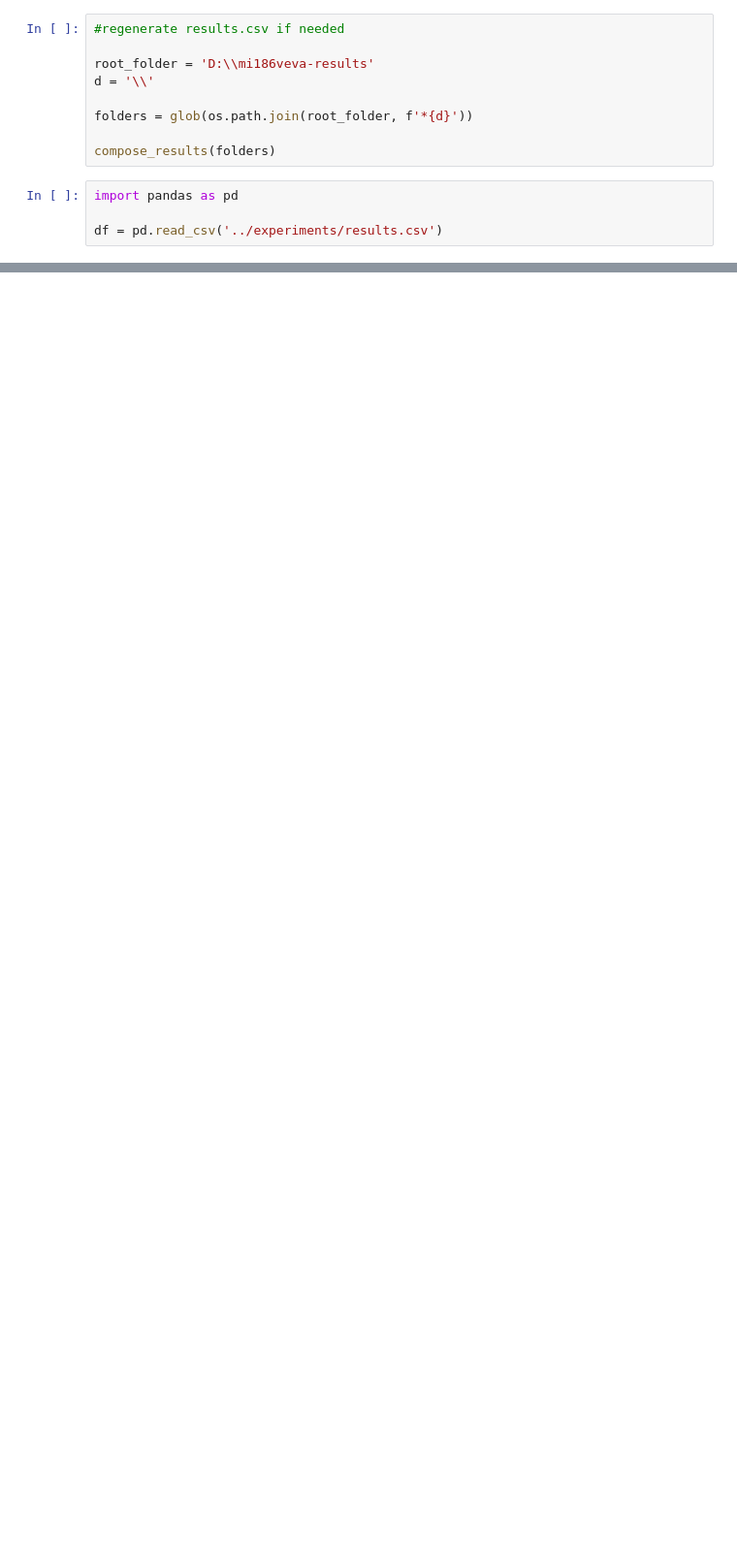
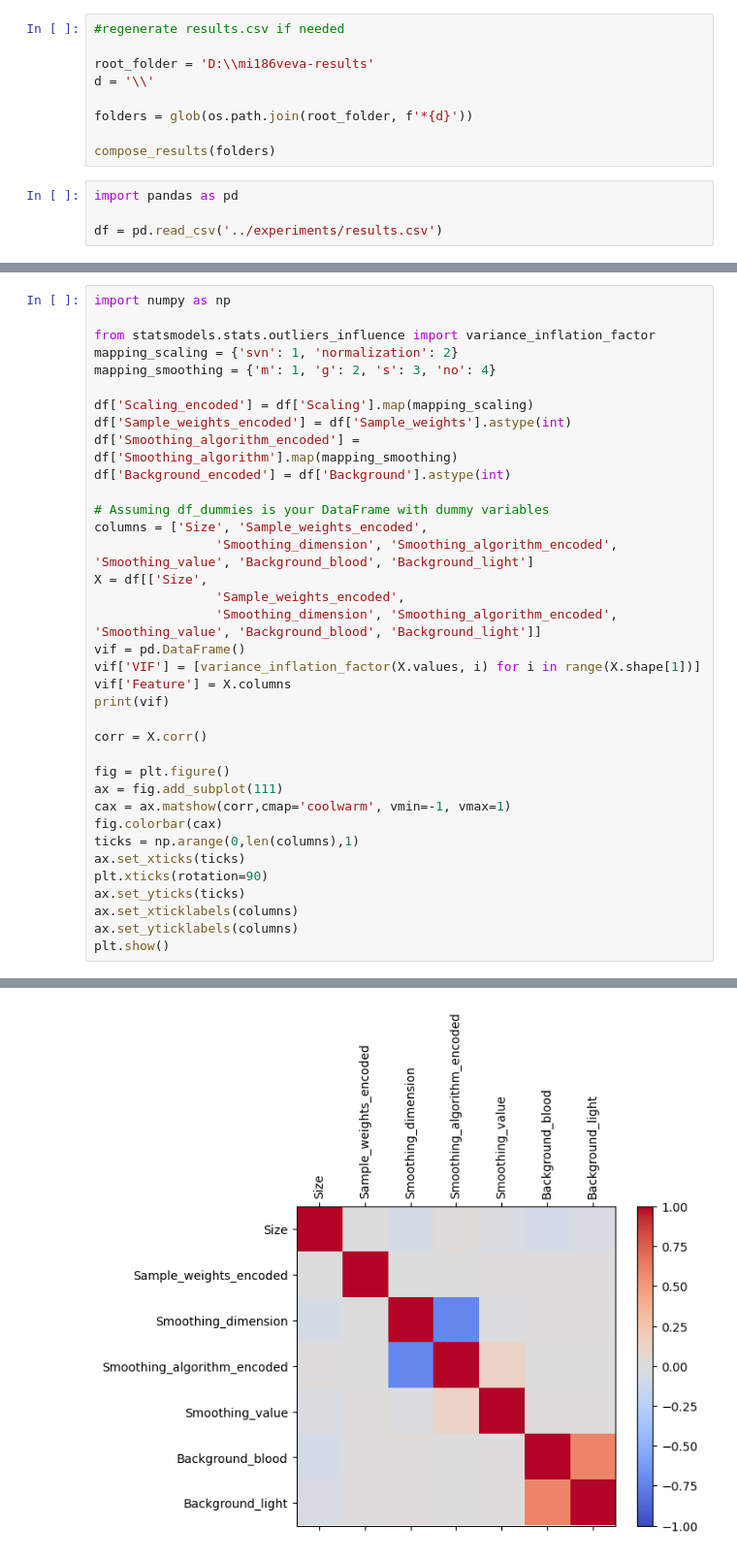
Before and after one commit to msokur/hsi-experiments, a Jupyter notebook: experiments/analyse_experiment.ipynb, the cells around one changed output, grey strips where cells are left out. Shown at 97% size. Drawn from its saved outputs; the diff is of its cells as text; blank space fills up the shorter version.

Commit message:
Changes related to analysis of the data

```diff
--- a/experiments/analyse_experiment.ipynb
+++ b/experiments/analyse_experiment.ipynb
@@ -93,0 +142,37 @@ anova_df[anova_df["PR(>F)"] < 0.05]
+# %%
+import numpy as np
+
+from statsmodels.stats.outliers_influence import variance_inflation_factor
+mapping_scaling = {'svn': 1, 'normalization': 2}
+mapping_smoothing = {'m': 1, 'g': 2, 's': 3, 'no': 4}
+
+df['Scaling_encoded'] = df['Scaling'].map(mapping_scaling)
+df['Sample_weights_encoded'] = df['Sample_weights'].astype(int)
+df['Smoothing_algorithm_encoded'] = df['Smoothing_algorithm'].map(mapping_smoothing)
+df['Background_encoded'] = df['Background'].astype(int)
+
+# Assuming df_dummies is your DataFrame with dummy variables
+columns = ['Size', 'Sample_weights_encoded',
+                'Smoothing_dimension', 'Smoothing_algorithm_encoded', 'Smoothing_value', 'Background_blood', 'Background_light']
+X = df[['Size',
+                'Sample_weights_encoded',
+                'Smoothing_dimension', 'Smoothing_algorithm_encoded', 'Smoothing_value', 'Background_blood', 'Background_light']]
+vif = pd.DataFrame()
+vif['VIF'] = [variance_inflation_factor(X.values, i) for i in range(X.shape[1])]
+vif['Feature'] = X.columns
+print(vif)
+
+corr = X.corr()
+
+fig = plt.figure()
+ax = fig.add_subplot(111)
+cax = ax.matshow(corr,cmap='coolwarm', vmin=-1, vmax=1)
+fig.colorbar(cax)
+ticks = np.arange(0,len(columns),1)
+ax.set_xticks(ticks)
+plt.xticks(rotation=90)
+ax.set_yticks(ticks)
+ax.set_xticklabels(columns)
+ax.set_yticklabels(columns)
+plt.show()
+# %% [output]
@@ -94,3 +187,4 @@ anova_df[anova_df["PR(>F)"] < 0.05]
+[figure, added]
 # %%
 mapping_scaling = {'svn': 1, 'normalization': 2}
 mapping_smoothing = {'m': 1, 'g': 2, 's': 3, 'no': 4}
```
Also changed, not shown: parts of 27 cells of this notebook, 3 other files.
